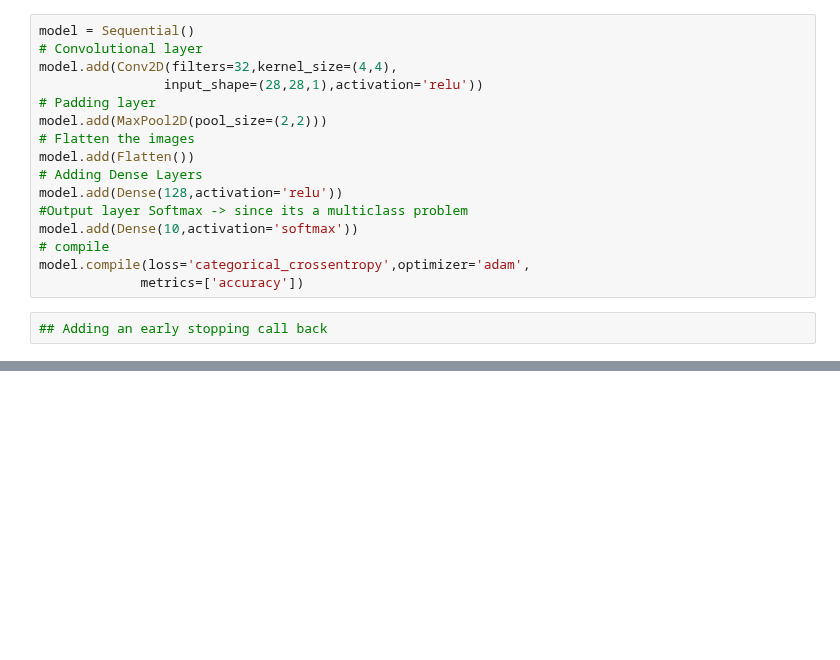
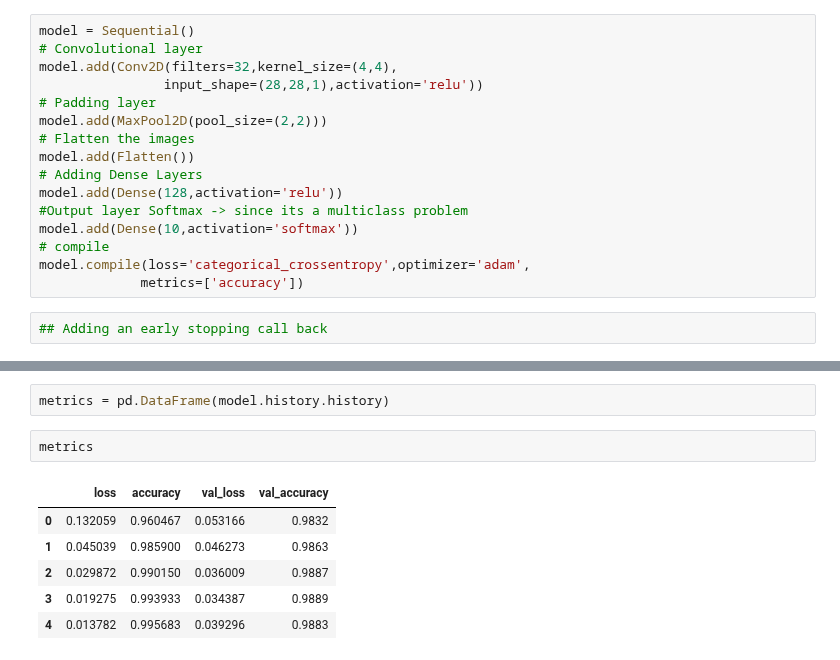
Before and after one commit to dancanyego/Deep-Learning-and-Neural-nets, a Jupyter notebook: MNIST dataset.ipynb, the cells around one changed output, grey strips where cells are left out. Drawn from its saved outputs; the diff is of its cells as text; blank space fills up the shorter version.

```diff
--- a/MNIST dataset.ipynb
+++ b/MNIST dataset.ipynb
@@ -153,0 +148,11 @@ loses.plot
+# %%
+metrics = pd.DataFrame(model.history.history)
+# %%
+metrics
+# %% [output]
+|  | loss | accuracy | val_loss | val_accuracy |
+| 0 | 0.132059 | 0.960467 | 0.053166 | 0.9832 |
+| 1 | 0.045039 | 0.985900 | 0.046273 | 0.9863 |
+| 2 | 0.029872 | 0.990150 | 0.036009 | 0.9887 |
+| 3 | 0.019275 | 0.993933 | 0.034387 | 0.9889 |
+| 4 | 0.013782 | 0.995683 | 0.039296 | 0.9883 |
```
Also changed, not shown: parts of 11 cells of this notebook.
